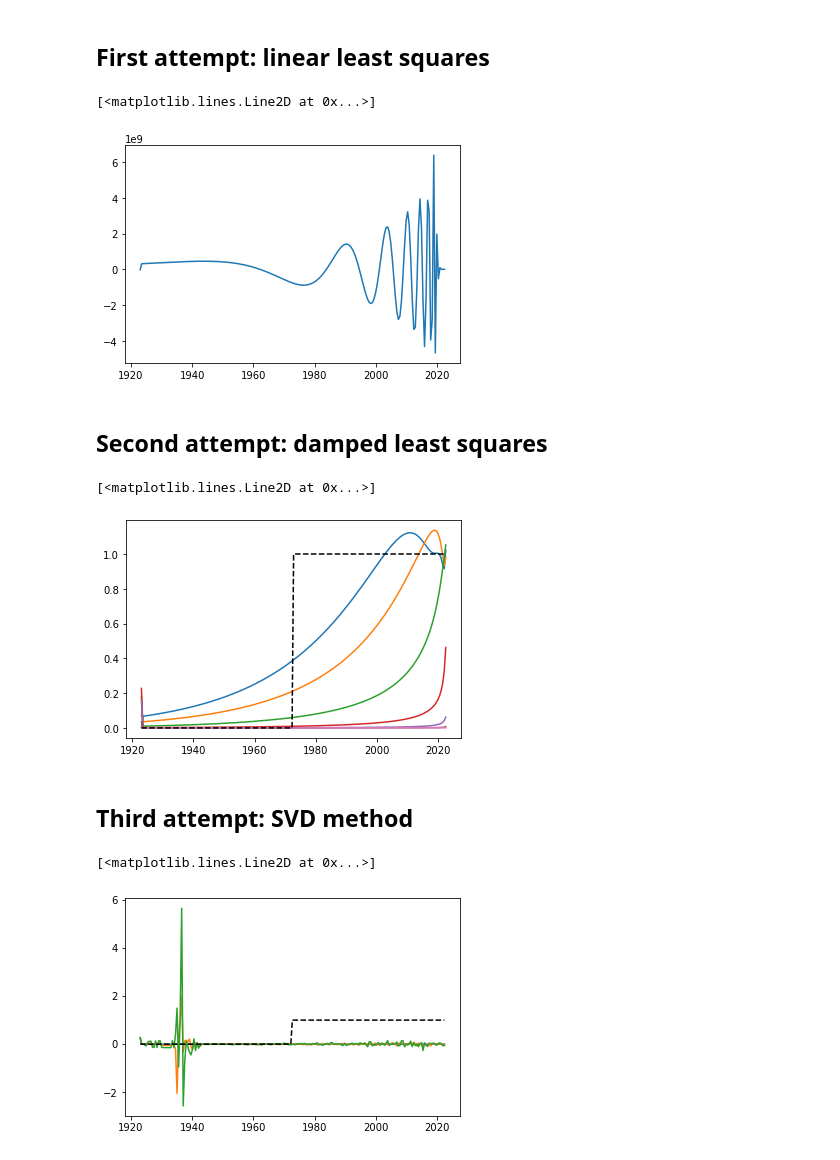
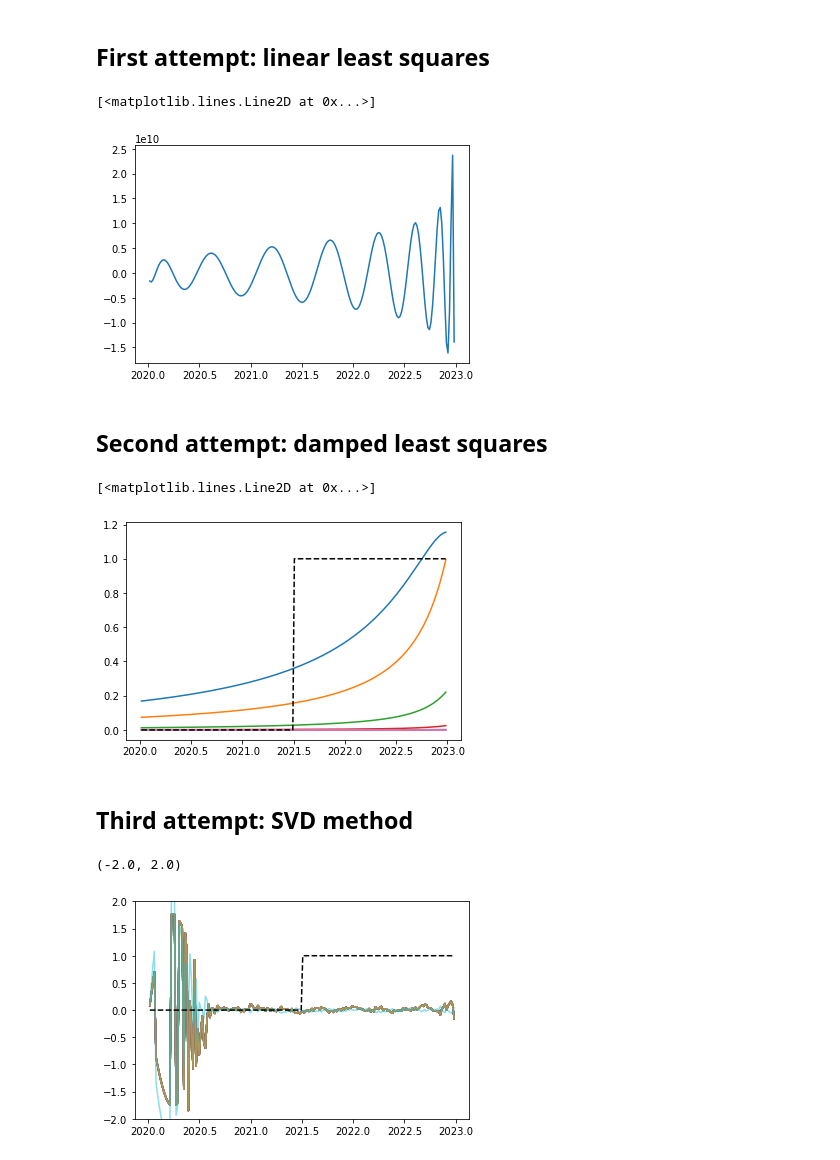
Before and after one commit to bradlipovsky/heat, a Jupyter notebook: ground-temperature-history-inversion.ipynb, the cells around one changed output. Saved outputs shown, nothing was run; the diff lists cells and outputs as text; code cells hidden in the pictures.

```diff
--- a/ground-temperature-history-inversion.ipynb
+++ b/ground-temperature-history-inversion.ipynb
@@ -9,7 +9,7 @@ from heat import heat
 # Generate the data kernel matrix, G
 Note that we solve for the perturbation that deviates for a steady state solution with constant surface temperature and constant basal heat flux.
 # %%
-start_year = 1923
+start_year = 2020
 end_year = 2023
 number_of_time_steps = 199
 max_depth = 150
@@ -30,5 +30,6 @@ for i in range(number_of_time_steps):
             dTdz=0)
     nz = len(z)
     G[:,i] = U[:,-1]
+G = G[:,1:]
 # %%
 vm=0.01
@@ -42,5 +43,6 @@ plt.ylim([z[-1],z[0]])
 # Synthetic inverse problem
 ## First, make some synthetic data and add noise
 # %%
-synthetic_history = np.zeros(number_of_time_steps)
+synthetic_history = np.zeros(number_of_time_steps-1)
 synthetic_history[number_of_time_steps//2:] = 1
+plt.plot(t[1:-1],synthetic_history,'--k')
@@ -58,10 +64,10 @@ plt.plot(synthetic_data_noise,z)
 ## First attempt: linear least squares
 # %%
 x, residuals, rank, singular_values = np.linalg.lstsq(G, synthetic_data_noise, rcond=None)
-plt.plot(t[0:-1],x)
+plt.plot(t[1:-1],x)
 # %% [output]
 [<matplotlib.lines.Line2D at 0x...>]
-[figure, old version]
+[figure, new version]
 # %% [markdown]
 ## Second attempt: damped least squares
 # %%
@@ -74,25 +80,28 @@ for lmbda in np.logspace(-3,3,7): # Damping parameter (regularization parameter)
 
     # Solve the regularized least squares problem
     x_damped, residuals, rank, singular_values = np.linalg.lstsq(A_augmented, b_augmented, rcond=None)
-    plt.plot(t[0:-1],x_damped)
+    plt.plot(t[1:-1],x_damped)
 
-plt.plot(t[0:-1],synthetic_history,'--k')
+plt.plot(t[1:-1],synthetic_history,'--k')
 # %% [output]
 [<matplotlib.lines.Line2D at 0x...>]
-[figure, old version]
+[figure, new version]
 # %% [markdown]
 ## Third attempt: SVD method
 # %%
 U,S,V = np.linalg.svd(G)
-for n in np.linspace(1,3,3).astype(int):
-    Sinv = np.diag(1/S[0:n])
-    Gg = np.matmul(np.matmul(V[:,0:n] , Sinv), U[:,0:n].T)
+for n in np.linspace(1,2).astype(int):
+    Spinv = np.diag(1/S[0:n])
+    Vp = V[:,0:n]
+    Up = U[:,0:n]
+    Gg = np.matmul(np.matmul(Vp , Spinv), Up.T)
     x =  np.matmul(Gg, synthetic_data_noise)
-    plt.plot(t[0:-1],x)
-plt.plot(t[0:-1],synthetic_history,'--k')
+    plt.plot(t[1:-1],x,alpha=0.5)
+plt.plot(t[1:-1],synthetic_history,'--k')
+plt.ylim([-2,2])
 # %% [output]
-[<matplotlib.lines.Line2D at 0x...>]
+(-2.0, 2.0)
-[figure, old version]
+[figure, new version]
 # %%
 plt.semilogy(S,'-o')
 # %% [output]
```
Also changed, not shown: parts of 4 cells of this notebook.
